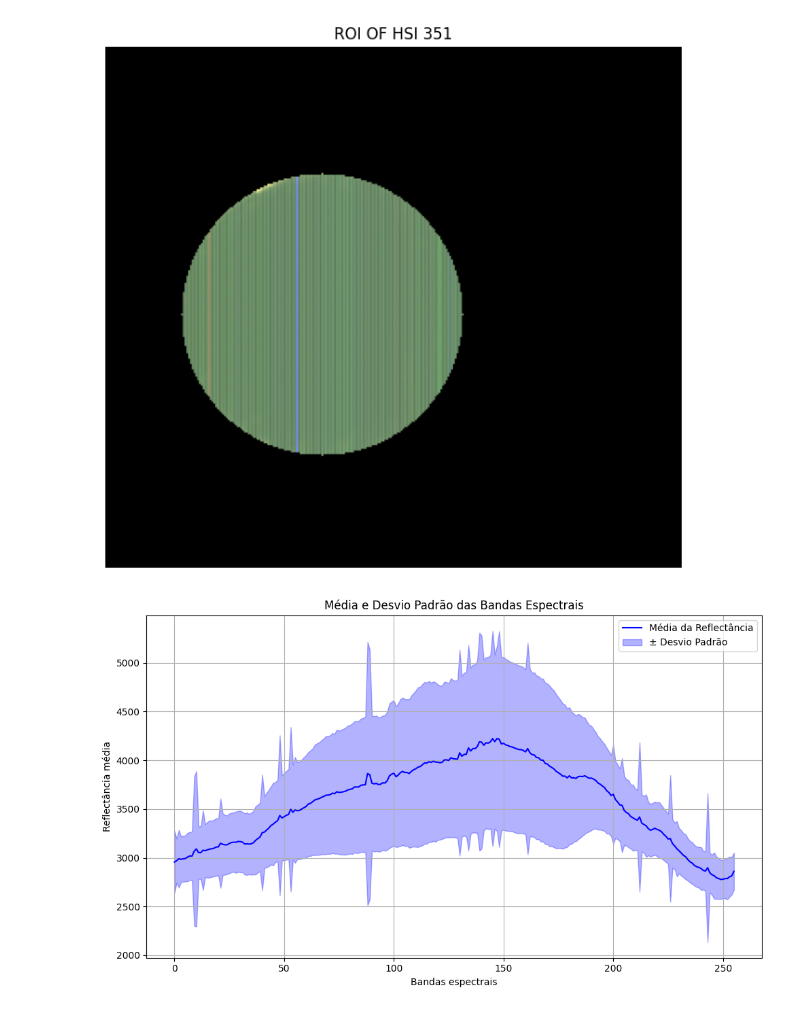
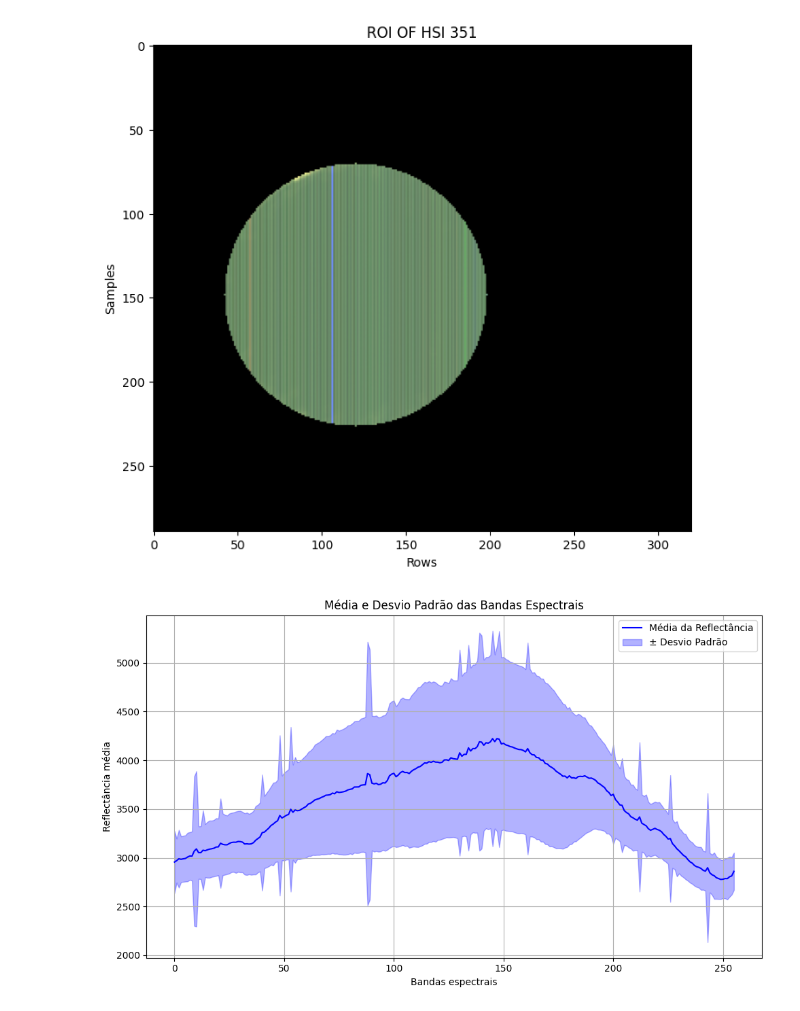
Before and after one commit to gabisilvas/IC_2025, a Jupyter notebook: Ic2025/notebooks/ler_imagem.ipynb, the cells around one changed output. Cells and saved outputs as stored; diff of their text form; code cells hidden in the pictures.

```diff
--- a/Ic2025/notebooks/ler_imagem.ipynb
+++ b/Ic2025/notebooks/ler_imagem.ipynb
@@ -1,34 +1,45 @@
 # %%
 import spectral
 import cv2
 import numpy as np
 import matplotlib.pyplot as plt
 
 caminho =  r"C:\Users\LucAA\Documents\GitHub\IC_2025\Ic2025\data_processed\351_1_240506-160920.hdr"
 
 img = spectral.open_image(caminho).load()
 rgb = spectral.get_rgb(img,[50,30, 10])
 
 gray = cv2.cvtColor((rgb *255).astype(np.uint8), cv2.COLOR_RGB2GRAY)
 gray = cv2.GaussianBlur(gray,(7,7),2)
 
 circles = cv2.HoughCircles(gray,cv2.HOUGH_GRADIENT,1.2,100,param1=100,param2=30,minRadius=50,maxRadius=200)
 mask = np.zeros(gray.shape,dtype=np.uint8)
 x,y,r= circles[0][0]
 cv2.circle(mask,(int(x),int(y)),int(r),1,thickness=-1)
 
 mask3d = np.repeat(mask[:,:,np.newaxis],img.shape[2],axis=2)
 roi = img * mask3d
 
 roi_rgb = spectral.get_rgb(roi, [50, 30, 10])
+roi_rgb_norm = roi_rgb / roi_rgb.max()
 
-plt.figure(figsize=(8,8))
-plt.imshow(roi_rgb)
-plt.axis("off")
+altura, largura, n_bandas = img.shape
+img_array = img
+
+n_amostras = altura * largura
+
+# Transformar a imagem em matriz 2D (pixels x bandas)
+espectros_matriz = img.reshape(n_amostras, n_bandas)
+
+media_total = espectros_matriz.mean()
+plt.figure(figsize=(8, 8))
+plt.imshow(roi_rgb_norm)
 plt.title("ROI OF HSI 351")
+plt.xlabel("Rows")
+plt.ylabel("Samples")
 plt.show()
 # %% [output]
-[figure, old version]
+[figure, new version]
 # %%
 import numpy as np
 import matplotlib.pyplot as plt
```
